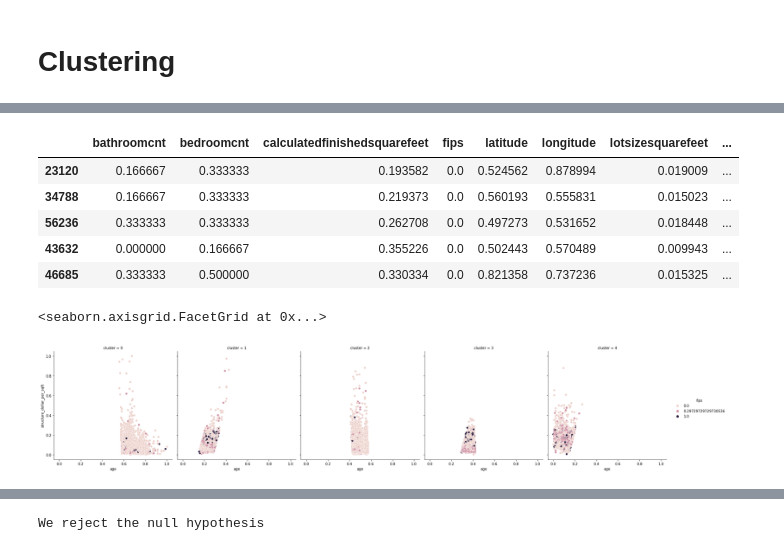
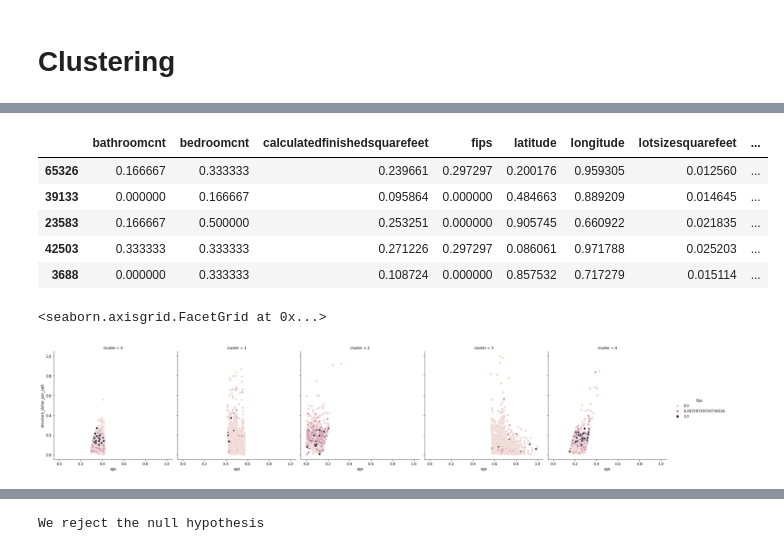
Before and after one commit to lukewbecker/clustering-project, a Jupyter notebook: zillow_mvp.ipynb, the cells around one changed output, grey strips where cells are left out. Cells and saved outputs as stored; diff of their text form; code cells hidden in the pictures.

```diff
--- a/zillow_mvp.ipynb
+++ b/zillow_mvp.ipynb
@@ -759,24 +738,24 @@ test_scaled[cols] = scaler.transform(test[cols])
 # %%
 # Fit K-Means
 X2 = train_scaled[["age", "structure_dollar_per_sqft"]]
 kmeans2 = KMeans(n_clusters=5)
 kmeans2.fit(X2)
 
-train_scaled['cluster'] = kmeans.labels_
+train_scaled['cluster'] = kmeans2.labels_
 train_scaled.head()
 # %% [output]
 |  | bathroomcnt | bedroomcnt | calculatedfinishedsquarefeet | fips | latitude | longitude | lotsizesquarefeet | ... |
-| 23120 | 0.166667 | 0.333333 | 0.193582 | 0.0 | 0.524562 | 0.878994 | 0.019009 | ... |
-| 34788 | 0.166667 | 0.333333 | 0.219373 | 0.0 | 0.560193 | 0.555831 | 0.015023 | ... |
-| 56236 | 0.333333 | 0.333333 | 0.262708 | 0.0 | 0.497273 | 0.531652 | 0.018448 | ... |
-| 43632 | 0.000000 | 0.166667 | 0.355226 | 0.0 | 0.502443 | 0.570489 | 0.009943 | ... |
-| 46685 | 0.333333 | 0.500000 | 0.330334 | 0.0 | 0.821358 | 0.737236 | 0.015325 | ... |
+| 65326 | 0.166667 | 0.333333 | 0.239661 | 0.297297 | 0.200176 | 0.959305 | 0.012560 | ... |
+| 39133 | 0.000000 | 0.166667 | 0.095864 | 0.000000 | 0.484663 | 0.889209 | 0.014645 | ... |
+| 23583 | 0.166667 | 0.500000 | 0.253251 | 0.000000 | 0.905745 | 0.660922 | 0.021835 | ... |
+| 42503 | 0.333333 | 0.333333 | 0.271226 | 0.297297 | 0.086061 | 0.971788 | 0.025203 | ... |
+| 3688 | 0.000000 | 0.333333 | 0.108724 | 0.000000 | 0.857532 | 0.717279 | 0.015114 | ... |
 # %%
 # visualize w/ hue="species" style="cluster"
 sns.relplot(x="age", y="structure_dollar_per_sqft", hue="fips", col="cluster", data=train_scaled)
 # %% [output]
 <seaborn.axisgrid.FacetGrid at 0x...>
-[figure, old version]
+[figure, new version]
 # %%
 pd.DataFrame(kmeans2.cluster_centers_, columns=X2.columns)
 # %% [output]
```
Also changed, not shown: parts of 64 cells of this notebook.
